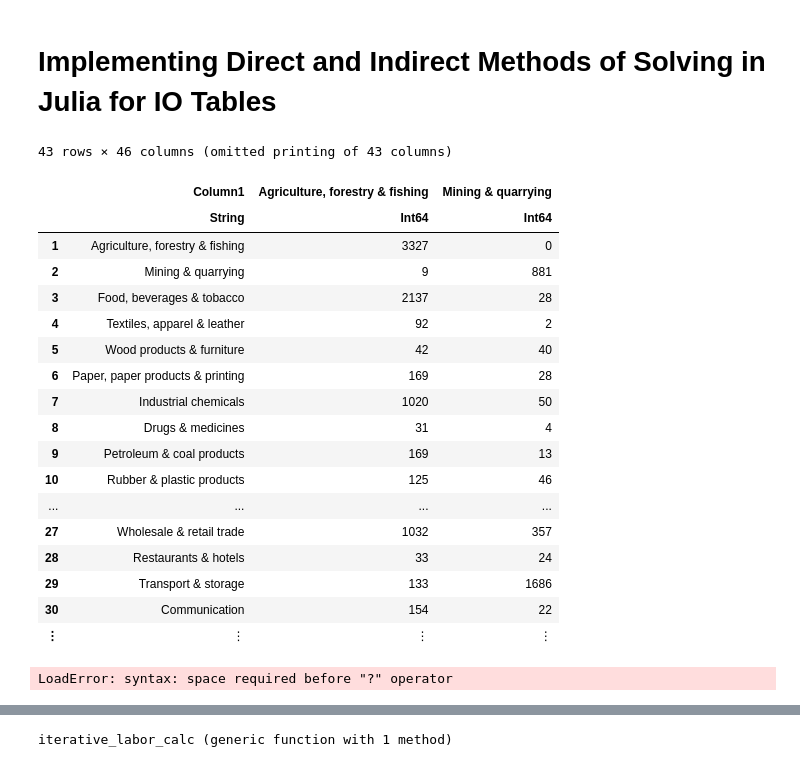
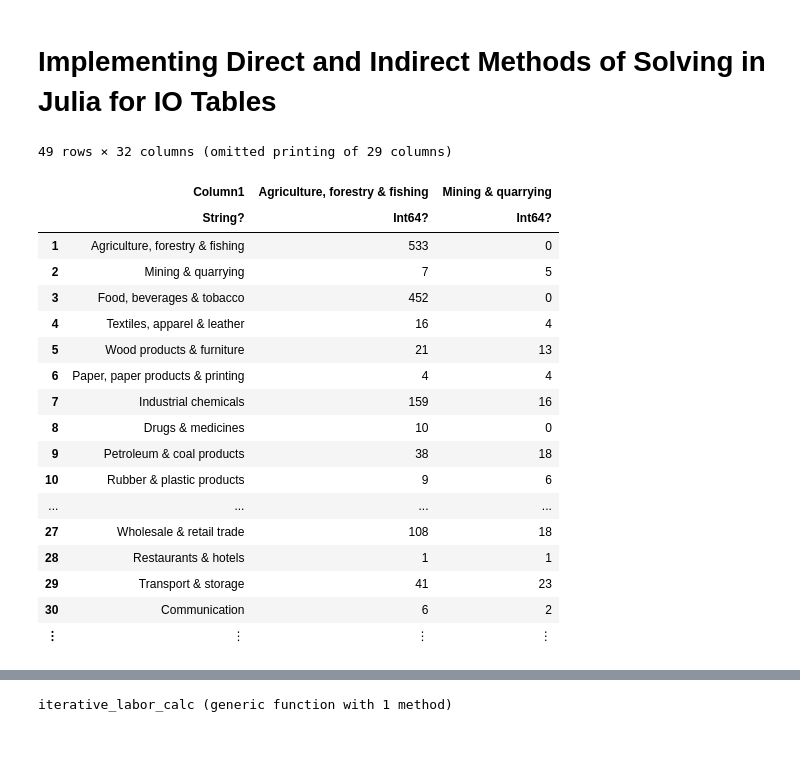
Before and after one commit to Djamil17/iotables, a Jupyter notebook: python/julia-implementation .ipynb, the cells around one changed output, grey strips where cells are left out. Drawn from its saved outputs; the diff is of its cells as text; code cells hidden in the pictures.

```diff
--- a/python/julia-implementation .ipynb
+++ b/python/julia-implementation .ipynb
@@ -4,28 +4,25 @@
 using LinearAlgebra
 using CSV
 # %%
-data=CSV.read("/Users/djamillakhdarhamina/Desktop/io.csv")
+data=CSV.read("/Users/djamillakhdarhamina/Desktop/uk-1968.csv")
+data
 # %% [output]
-43 rows × 46 columns (omitted printing of 43 columns)
+49 rows × 32 columns (omitted printing of 29 columns)
 |  | Column1 | Agriculture, forestry & fishing | Mining & quarrying |
-|  | String | Int64 | Int64 |
-| 1 | Agriculture, forestry & fishing | 3327 | 0 |
-| 2 | Mining & quarrying | 9 | 881 |
-| 3 | Food, beverages & tobacco | 2137 | 28 |
-| 4 | Textiles, apparel & leather | 92 | 2 |
-| 5 | Wood products & furniture | 42 | 40 |
-| 6 | Paper, paper products & printing | 169 | 28 |
-| 7 | Industrial chemicals | 1020 | 50 |
-| 8 | Drugs & medicines | 31 | 4 |
-| 9 | Petroleum & coal products | 169 | 13 |
-| 10 | Rubber & plastic products | 125 | 46 |
+|  | String? | Int64? | Int64? |
+| 1 | Agriculture, forestry & fishing | 533 | 0 |
+| 2 | Mining & quarrying | 7 | 5 |
+| 3 | Food, beverages & tobacco | 452 | 0 |
+| 4 | Textiles, apparel & leather | 16 | 4 |
+| 5 | Wood products & furniture | 21 | 13 |
+| 6 | Paper, paper products & printing | 4 | 4 |
+| 7 | Industrial chemicals | 159 | 16 |
+| 8 | Drugs & medicines | 10 | 0 |
+| 9 | Petroleum & coal products | 38 | 18 |
+| 10 | Rubber & plastic products | 9 | 6 |
 | ... | ... | ... | ... |
-| 27 | Wholesale & retail trade | 1032 | 357 |
-| 28 | Restaurants & hotels | 33 | 24 |
-| 29 | Transport & storage | 133 | 1686 |
-| 30 | Communication | 154 | 22 |
+| 27 | Wholesale & retail trade | 108 | 18 |
+| 28 | Restaurants & hotels | 1 | 1 |
+| 29 | Transport & storage | 41 | 23 |
+| 30 | Communication | 6 | 2 |
 | ⋮ | ⋮ | ⋮ | ⋮ |
-# %%
-CSV.read
-# %% [output]
-LoadError: syntax: space required before "?" operator
```
Also changed, not shown: parts of 9 cells of this notebook, 2 other files.
